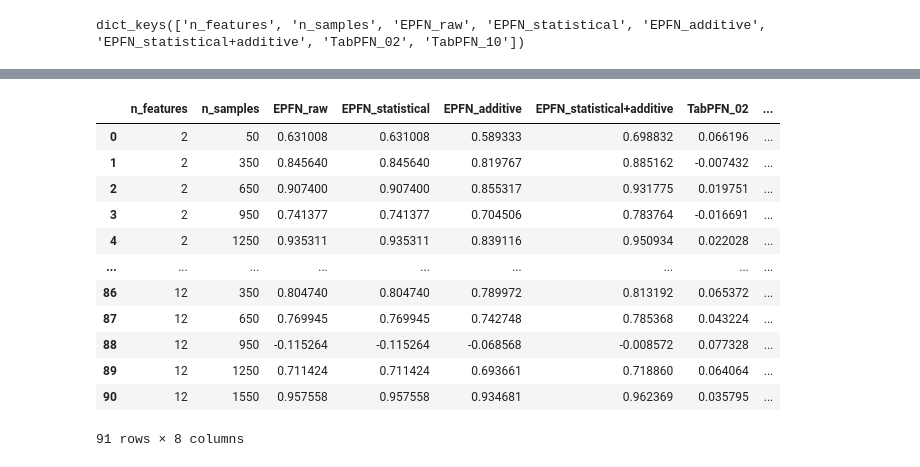
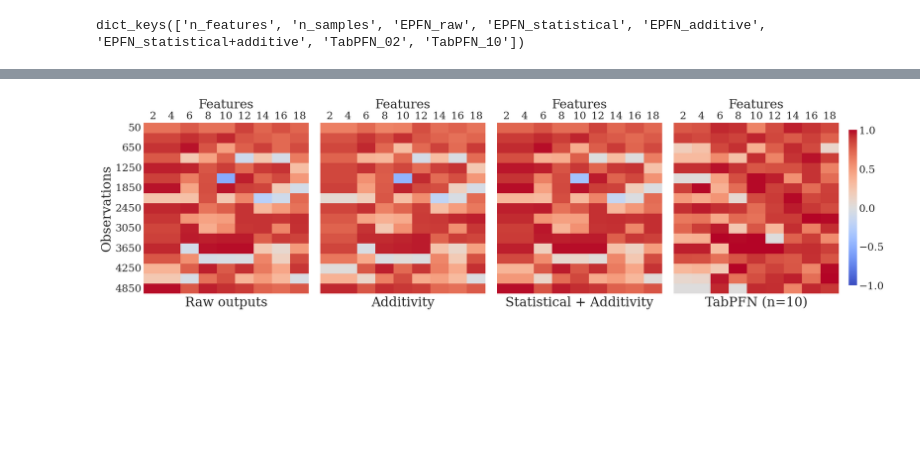
Before and after one commit to joaopfonseca/ExplainerPFN, a Jupyter notebook: notebooks/10-ablations.ipynb, the cells around one changed output, grey strips where cells are left out. Cells and saved outputs as stored; diff of their text form; code cells hidden in the pictures; blank space fills up the shorter version.

```diff
--- a/notebooks/10-ablations.ipynb
+++ b/notebooks/10-ablations.ipynb
@@ -310,16 +323,31 @@ df_corr.melt(id_vars=["n_features"], var_name="Method", value_name="Correlation"
-# %%
-df_corr
-# %% [output]
-|  | n_features | n_samples | EPFN_raw | EPFN_statistical | EPFN_additive | EPFN_statistical+additive | TabPFN_02 | ... |
-| 0 | 2 | 50 | 0.631008 | 0.631008 | 0.589333 | 0.698832 | 0.066196 | ... |
-| 1 | 2 | 350 | 0.845640 | 0.845640 | 0.819767 | 0.885162 | -0.007432 | ... |
-| 2 | 2 | 650 | 0.907400 | 0.907400 | 0.855317 | 0.931775 | 0.019751 | ... |
-| 3 | 2 | 950 | 0.741377 | 0.741377 | 0.704506 | 0.783764 | -0.016691 | ... |
-| 4 | 2 | 1250 | 0.935311 | 0.935311 | 0.839116 | 0.950934 | 0.022028 | ... |
-| ... | ... | ... | ... | ... | ... | ... | ... | ... |
-| 86 | 12 | 350 | 0.804740 | 0.804740 | 0.789972 | 0.813192 | 0.065372 | ... |
-| 87 | 12 | 650 | 0.769945 | 0.769945 | 0.742748 | 0.785368 | 0.043224 | ... |
-| 88 | 12 | 950 | -0.115264 | -0.115264 | -0.068568 | -0.008572 | 0.077328 | ... |
-| 89 | 12 | 1250 | 0.711424 | 0.711424 | 0.693661 | 0.718860 | 0.064064 | ... |
-| 90 | 12 | 1550 | 0.957558 | 0.957558 | 0.934681 | 0.962369 | 0.035795 | ... |
-91 rows × 8 columns
+# %%
+df_ = df_corr.rename(
+    columns={
+        "EPFN (orig.)": "Raw outputs",
+        "EPFN (add.)": "Additivity",
+        "EPFN (stat.+add.)": "Statistical + Additivity",
+         "TabPFN (10 samples)": "TabPFN (10 samples)",
+    }
+)
+
+methods = [key for key in df_.columns if key not in ["Features", "Observations"]]
+
+fig, axes = plt.subplots(1, len(methods), figsize=(20, 5), sharex=True, sharey=True)
+cbar_ax = fig.add_axes([.95, 0.16, .01, .75])
+
+for i, method in enumerate(methods):
+    ax = axes[i]
+    df_heat = df_.pivot(index="Observations", columns="Features", values=method)
+    cbar = i != len(methods) - 1
+    sns.heatmap(df_heat, cmap="coolwarm", vmin=-1, vmax=1, ax=ax, cbar=cbar, cbar_ax=cbar_ax if cbar else None)
+
+    ax.set_xlabel(method)
+    ax.xaxis.tick_top()
+    ax.set_title("Features", fontsize=21.6)
+
+    if i:
+        ax.set_ylabel("")
+
+plt.savefig("ablation_corr_heatmap.pdf", bbox_inches='tight')
+# %% [output]
+[figure, added]
```
Also changed, not shown: parts of 6 cells of this notebook.
